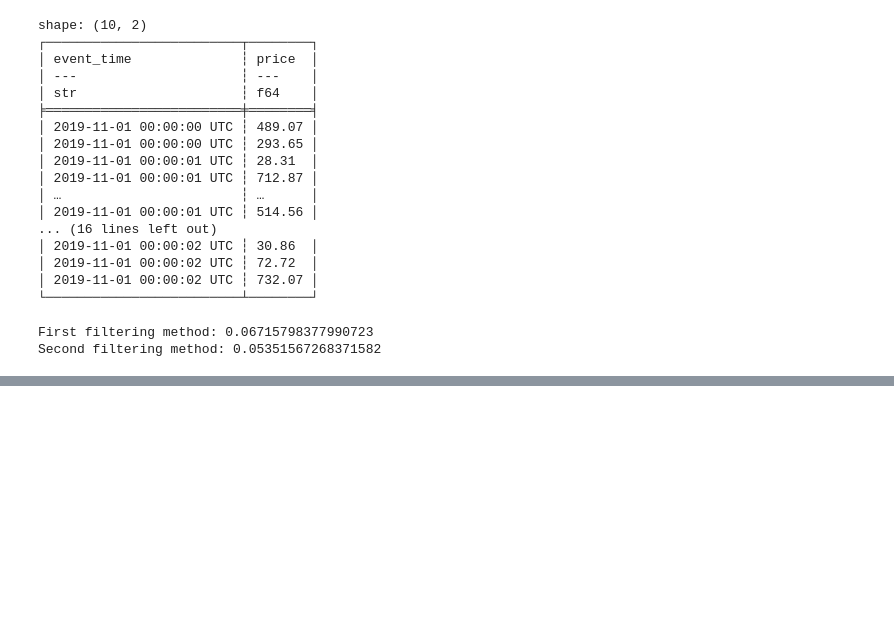
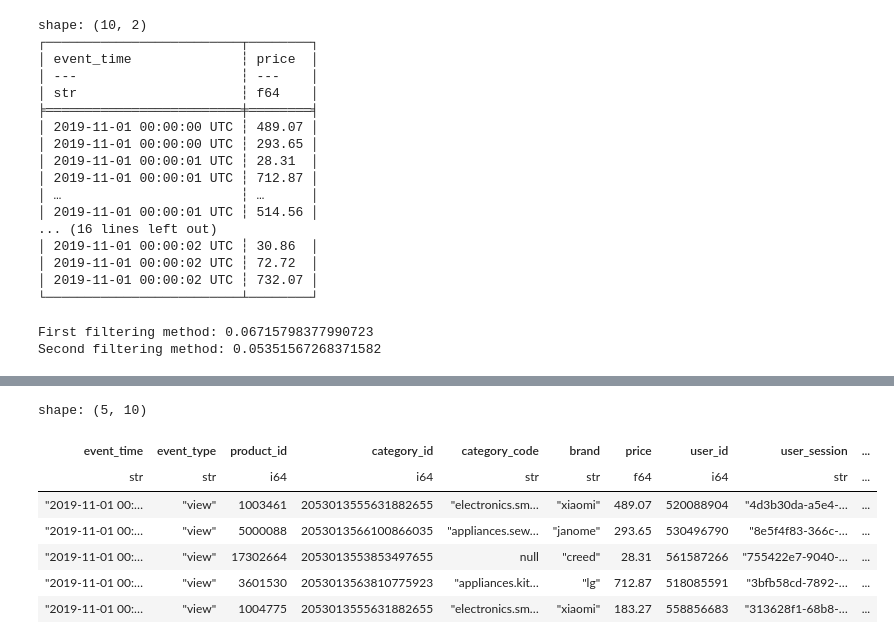
Before and after one commit to GiacomoMeloni/Exploring-polars, a Jupyter notebook: polars_overview.ipynb, the cells around one changed output, grey strips where cells are left out. Saved outputs shown, nothing was run; the diff lists cells and outputs as text; code cells hidden in the pictures; blank space fills up the shorter version.

```diff
--- a/polars_overview.ipynb
+++ b/polars_overview.ipynb
@@ -184,3 +184,9 @@ print(f"Second filtering method: {filtering_exec_time_}")
 # %% [output]
 First filtering method: 0.06715798377990723
 Second filtering method: 0.05351567268371582
+# %%
+%%time
+df.with_columns(
+    [(pl.col("price") * 100).alias("price_x_100")]
+).head()
+# %% [output]
@@ -186,0 +195,8 @@ Second filtering method: 0.05351567268371582
+shape: (5, 10)
+| event_time | event_type | product_id | category_id | category_code | brand | price | user_id | user_session | ... |
+| str | str | i64 | i64 | str | str | f64 | i64 | str | ... |
+| "2019-11-01 00:… | "view" | 1003461 | 2053013555631882655 | "electronics.sm… | "xiaomi" | 489.07 | 520088904 | "4d3b30da-a5e4-… | ... |
+| "2019-11-01 00:… | "view" | 5000088 | 2053013566100866035 | "appliances.sew… | "janome" | 293.65 | 530496790 | "8e5f4f83-366c-… | ... |
+| "2019-11-01 00:… | "view" | 17302664 | 2053013553853497655 | null | "creed" | 28.31 | 561587266 | "755422e7-9040-… | ... |
+| "2019-11-01 00:… | "view" | 3601530 | 2053013563810775923 | "appliances.kit… | "lg" | 712.87 | 518085591 | "3bfb58cd-7892-… | ... |
+| "2019-11-01 00:… | "view" | 1004775 | 2053013555631882655 | "electronics.sm… | "xiaomi" | 183.27 | 558856683 | "313628f1-68b8-… | ... |
```
Also changed, not shown: parts of 3 cells of this notebook.
